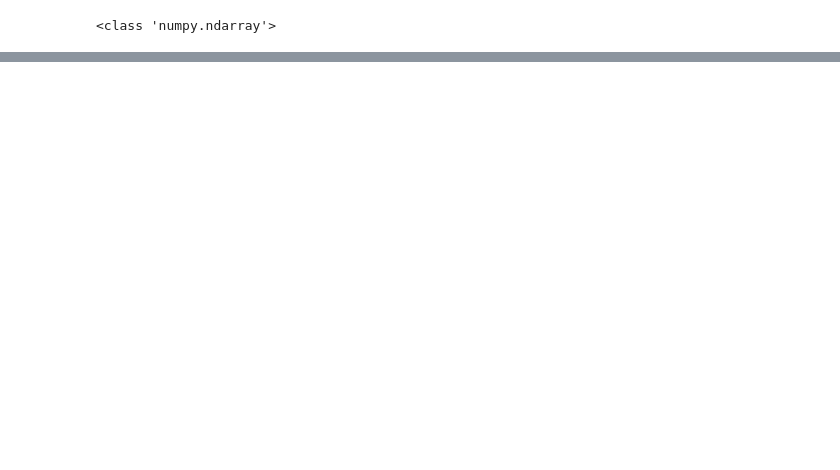
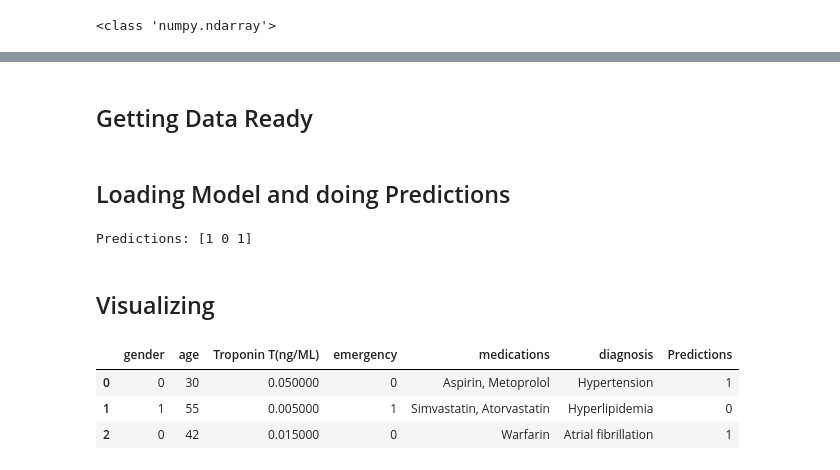
Before and after one commit to MuhammadSafeer786/Multimodal-AI-for-Myocardial-Infarction-Heart-Attack-, a Jupyter notebook: Training_Textual_Model.ipynb, the cells around one changed output, grey strips where cells are left out. Cells and saved outputs as stored; diff of their text form; code cells hidden in the pictures; blank space fills up the shorter version.

```diff
--- a/Training_Textual_Model.ipynb
+++ b/Training_Textual_Model.ipynb
@@ -83,2 +169,5 @@ print(type(df['medications'].iloc[0]))
 # %% [output]
 <class 'numpy.ndarray'>
+# %%
+def flatten_embeddings(embeddings):
+    return embeddings.flatten()
@@ -113,0 +210,7 @@ joblib.dump(rf_model, 'rf_model.joblib')
+# %%
+from transformers import AutoTokenizer, AutoModel
+import torch
+
+model_name = 'bert-base-uncased'
+tokenizer = AutoTokenizer.from_pretrained(model_name)
+model = AutoModel.from_pretrained(model_name)
@@ -146,0 +270,39 @@ Predictions: [1 0 1]
+# %% [markdown]
+## Getting Data Ready
+# %%
+def flatten_embeddings(embeddings):
+    return embeddings.flatten()
+
+df['medication_embeddings_flat'] = df['medication_embeddings'].apply(flatten_embeddings)
+df['diagnosis_embeddings_flat'] = df['diagnosis_embeddings'].apply(flatten_embeddings)
+
+medication_flat = pd.DataFrame(df['medication_embeddings_flat'].tolist()) # makes more pd.dataframes inside orignal one for random forest
+diagnosis_flat = pd.DataFrame(df['diagnosis_embeddings_flat'].tolist())
+features = pd.concat([df[['gender', 'age', 'Troponin T(ng/ML)', 'emergency']], medication_flat, diagnosis_flat], axis=1)
+
+X = features.values # some columns now have no names, so remove all names
+# %% [markdown]
+## Loading Model and doing Predictions
+# %%
+import joblib
+rf_model = joblib.load('/content/drive/MyDrive/FeaturedProjects/rf_model1.joblib')
+predictions = rf_model.predict(X)
+print("Predictions:", predictions)
+# %% [output]
+Predictions: [1 0 1]
+# %% [markdown]
+## Visualizing
+# %%
+df['Predictions'] = predictions
+
+# Style the 'Predictions' column
+def highlight_predictions(val):
+    return 'font-weight: bold; color: blue;' if val == 1 else 'font-weight: bold; color: red;'
+df1 = df.drop(columns=['medication_embeddings', 'diagnosis_embeddings', 'medication_embeddings_flat', 'diagnosis_embeddings_flat'])
+styled_df = df1.style.applymap(highlight_predictions, subset=['Predictions'])
+styled_df
+# %% [output]
+|  | gender | age | Troponin T(ng/ML) | emergency | medications | diagnosis | Predictions |
+| 0 | 0 | 30 | 0.050000 | 0 | Aspirin, Metoprolol | Hypertension | 1 |
+| 1 | 1 | 55 | 0.005000 | 1 | Simvastatin, Atorvastatin | Hyperlipidemia | 0 |
+| 2 | 0 | 42 | 0.015000 | 0 | Warfarin | Atrial fibrillation | 1 |
```
Also changed, not shown: parts of 31 cells of this notebook.
